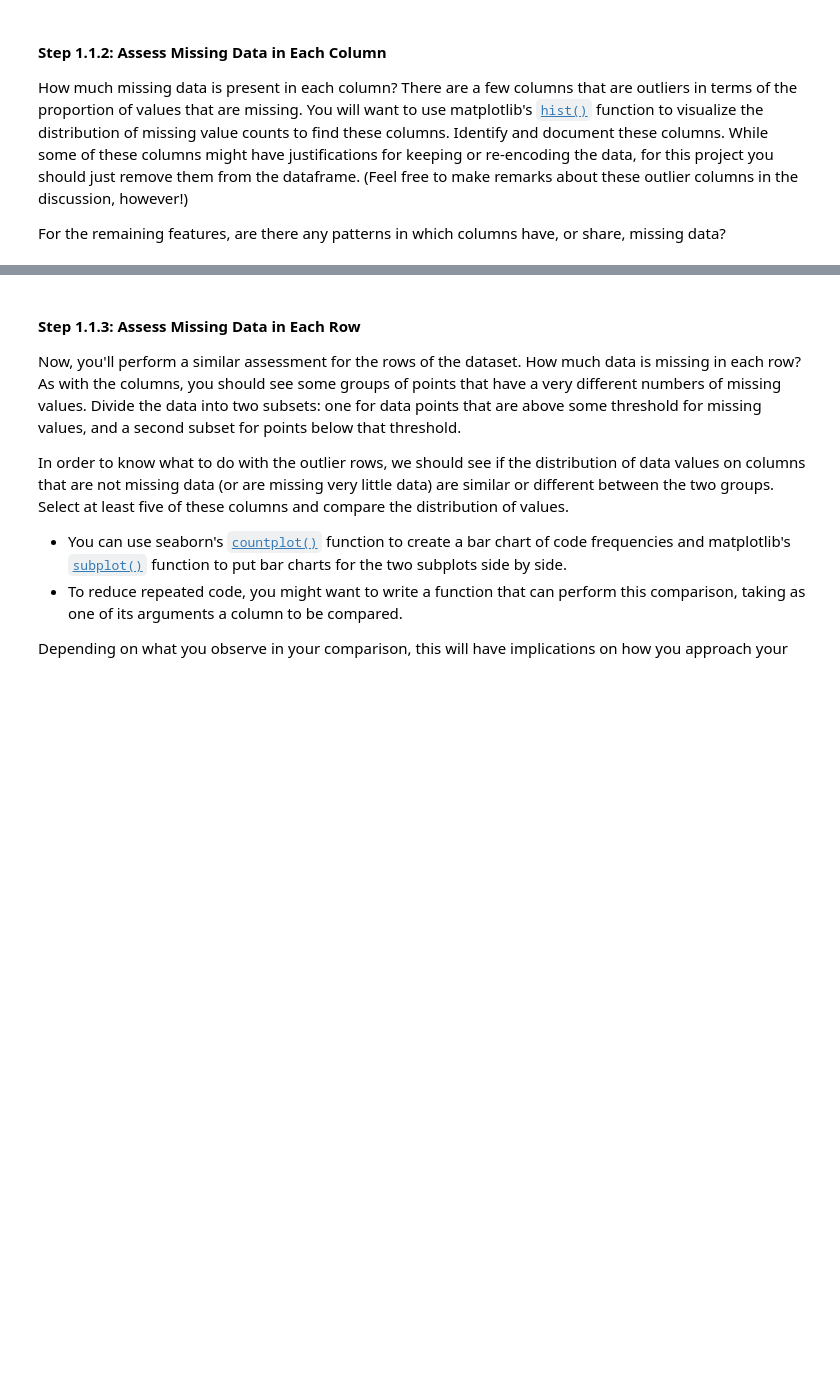
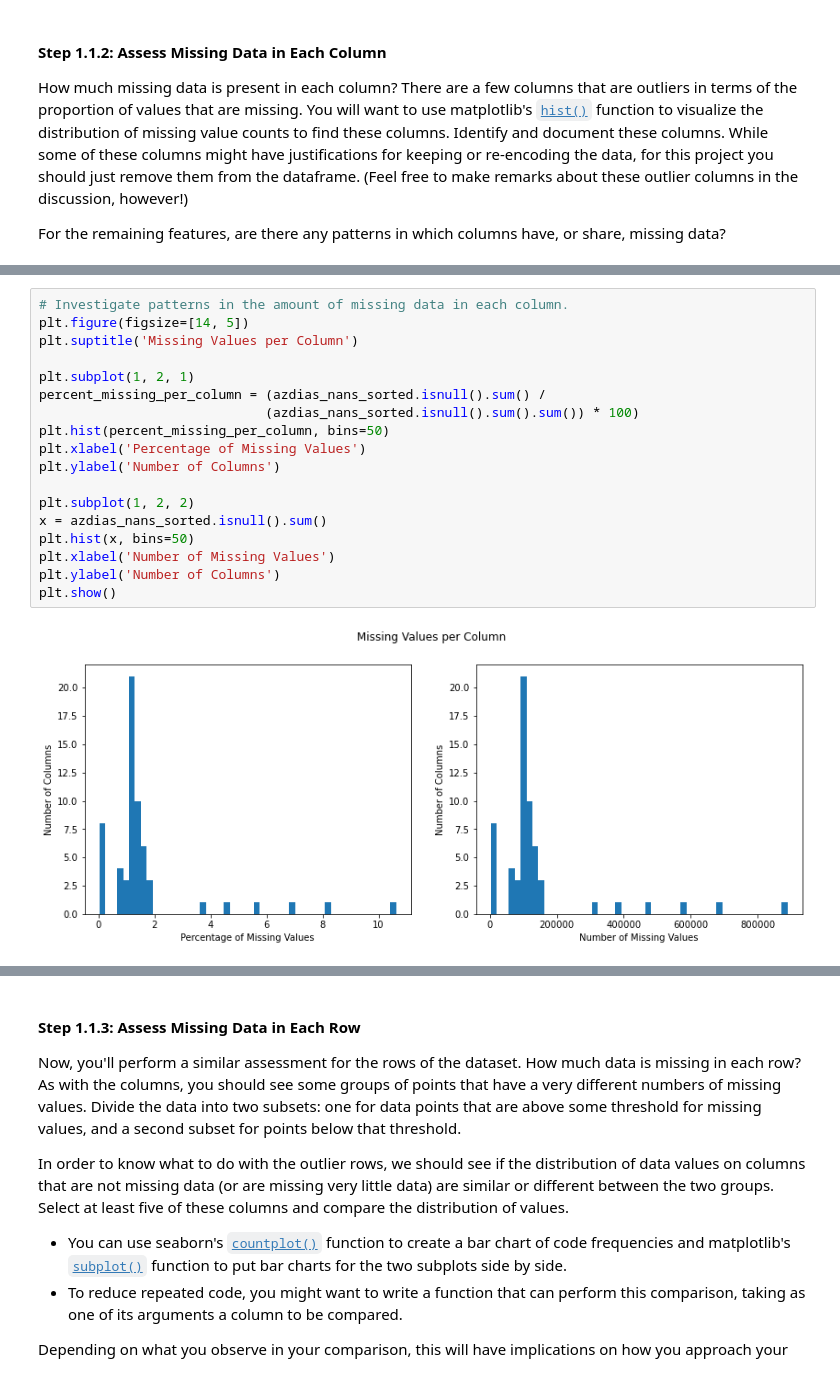
Before and after one commit to DanielPFlorian/Identify-Customer-Segments, a Jupyter notebook: Identify_Customer_Segments.ipynb, the cells around one changed output, grey strips where cells are left out. Saved outputs shown, nothing was run; the diff lists cells and outputs as text; blank space fills up the shorter version.

```diff
--- a/Identify_Customer_Segments.ipynb
+++ b/Identify_Customer_Segments.ipynb
@@ -235,3 +248,23 @@ For the remaining features, are there any patterns in which columns have, or sha
+# %%
+# Investigate patterns in the amount of missing data in each column.
+plt.figure(figsize=[14, 5])
+plt.suptitle('Missing Values per Column')
+
+plt.subplot(1, 2, 1)
+percent_missing_per_column = (azdias_nans_sorted.isnull().sum() /
+                             (azdias_nans_sorted.isnull().sum().sum()) * 100)
+plt.hist(percent_missing_per_column, bins=50)
+plt.xlabel('Percentage of Missing Values')
+plt.ylabel('Number of Columns')
+
+plt.subplot(1, 2, 2)
+x = azdias_nans_sorted.isnull().sum()
+plt.hist(x, bins=50)
+plt.xlabel('Number of Missing Values')
+plt.ylabel('Number of Columns')
+plt.show()
+# %% [output]
+[figure, added]
 # %%
 # Remove the outlier columns from the dataset. (You'll perform other data
 # engineering tasks such as re-encoding and imputation later.)
```
Also changed, not shown: parts of 6 cells of this notebook.
